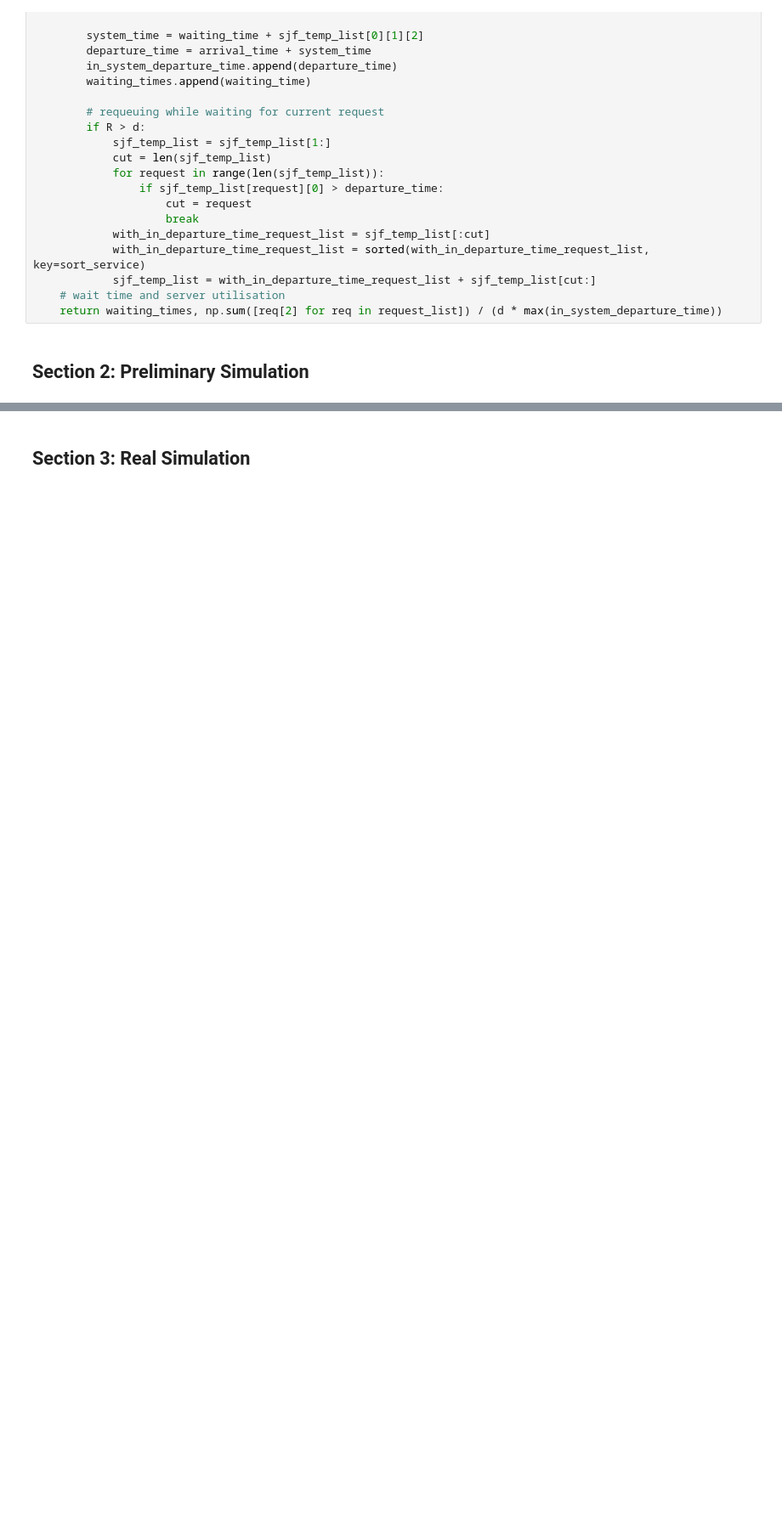
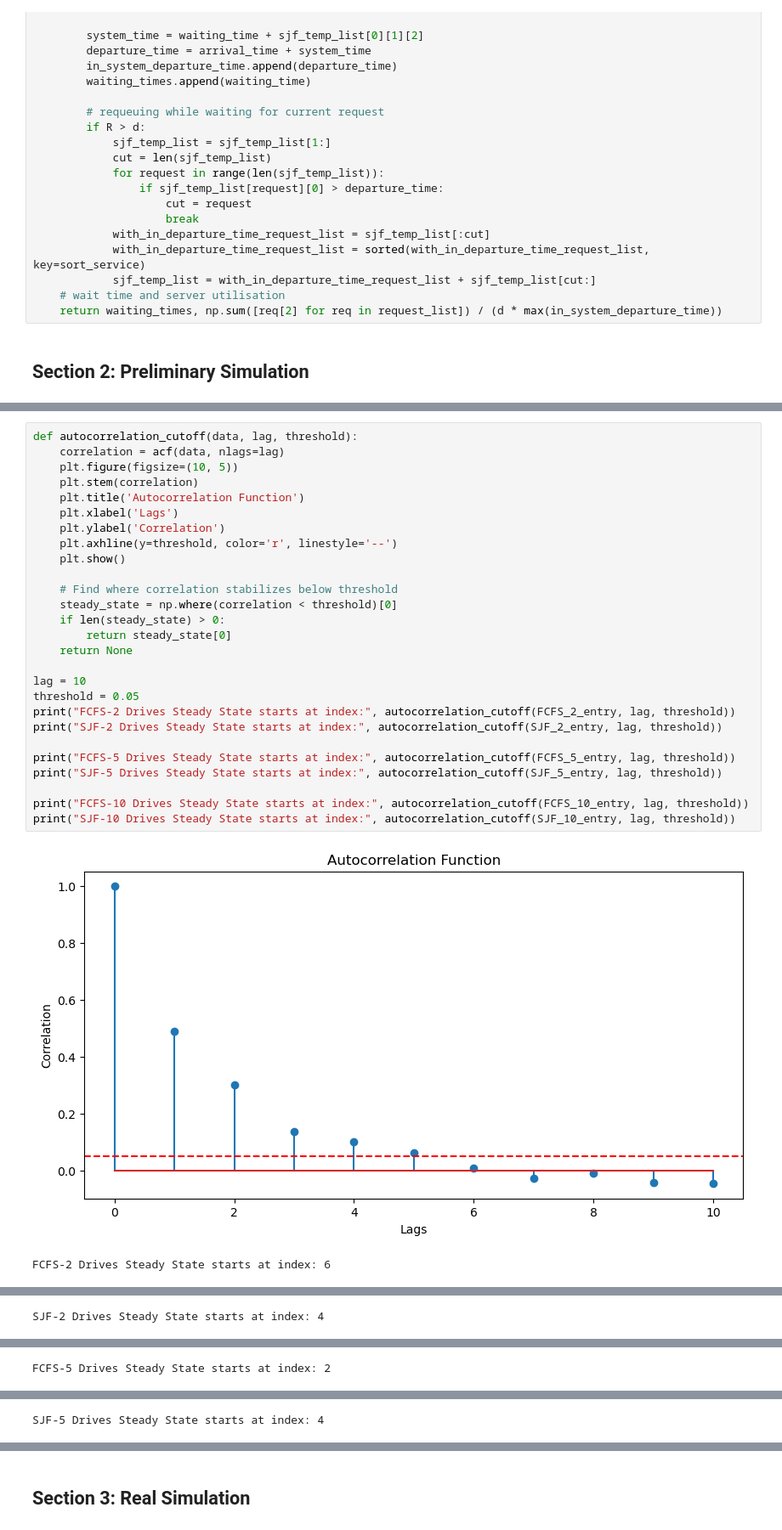
Before and after one commit to p-chk/tape-sim, a Jupyter notebook: simulationprojectV2.ipynb, the cells around one changed output, grey strips where cells are left out. Shown: that part at 85% size. Saved outputs shown, nothing was run; the diff lists cells and outputs as text; blank space fills up the shorter version.

```diff
--- a/simulationprojectV2.ipynb
+++ b/simulationprojectV2.ipynb
@@ -238,3 +242,33 @@ SJF_5_entry, SJF_5_system_util = simulate_SJF(request_list, 5)
 
 FCFS_10_entry, FCFS_5_system_util = simulate_FCFS(request_list, 10)
 SJF_10_entry, SJF_5_system_util = simulate_SJF(request_list, 10)
+# %%
+def autocorrelation_cutoff(data, lag, threshold):
+    correlation = acf(data, nlags=lag)
+    plt.figure(figsize=(10, 5))
+    plt.stem(correlation)
+    plt.title('Autocorrelation Function')
+    plt.xlabel('Lags')
+    plt.ylabel('Correlation')
+    plt.axhline(y=threshold, color='r', linestyle='--')
+    plt.show()
+
+    # Find where correlation stabilizes below threshold
+    steady_state = np.where(correlation < threshold)[0]
+    if len(steady_state) > 0:
+        return steady_state[0]
+    return None
+
+lag = 10
+threshold = 0.05
+print("FCFS-2 Drives Steady State starts at index:", autocorrelation_cutoff(FCFS_2_entry, lag, threshold))
+print("SJF-2 Drives Steady State starts at index:", autocorrelation_cutoff(SJF_2_entry, lag, threshold))
+
+print("FCFS-5 Drives Steady State starts at index:", autocorrelation_cutoff(FCFS_5_entry, lag, threshold))
+print("SJF-5 Drives Steady State starts at index:", autocorrelation_cutoff(SJF_5_entry, lag, threshold))
+
+print("FCFS-10 Drives Steady State starts at index:", autocorrelation_cutoff(FCFS_10_entry, lag, threshold))
+print("SJF-10 Drives Steady State starts at index:", autocorrelation_cutoff(SJF_10_entry, lag, threshold))
+# %% [output]
+[figure, added]
+FCFS-2 Drives Steady State starts at index: 6
@@ -240,0 +276 @@ SJF_10_entry, SJF_5_system_util = simulate_SJF(request_list, 10)
+SJF-2 Drives Steady State starts at index: 4
@@ -240,0 +278 @@ SJF_10_entry, SJF_5_system_util = simulate_SJF(request_list, 10)
+FCFS-5 Drives Steady State starts at index: 2
@@ -240,0 +280 @@ SJF_10_entry, SJF_5_system_util = simulate_SJF(request_list, 10)
+SJF-5 Drives Steady State starts at index: 4
```
Also changed, not shown: parts of 35 cells of this notebook, 1 other file.
